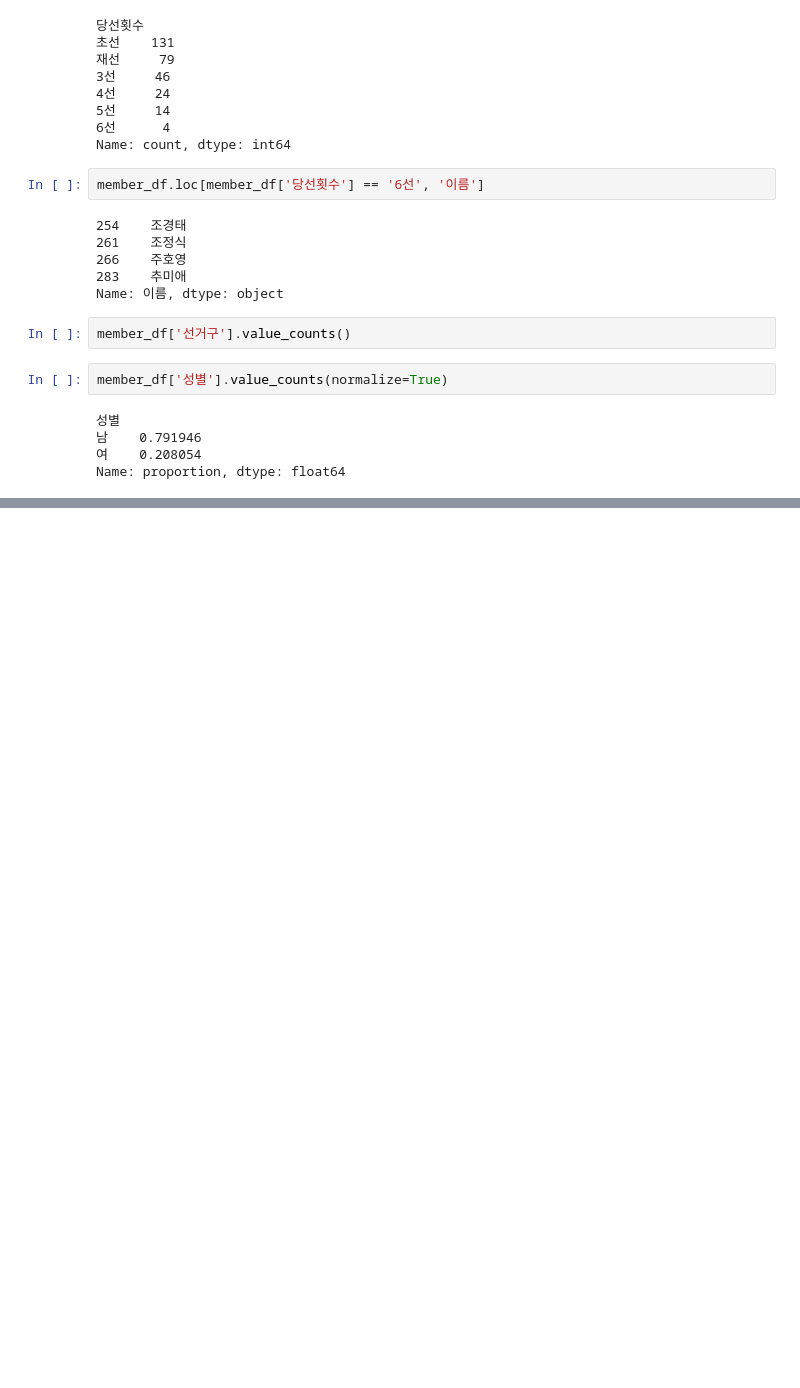
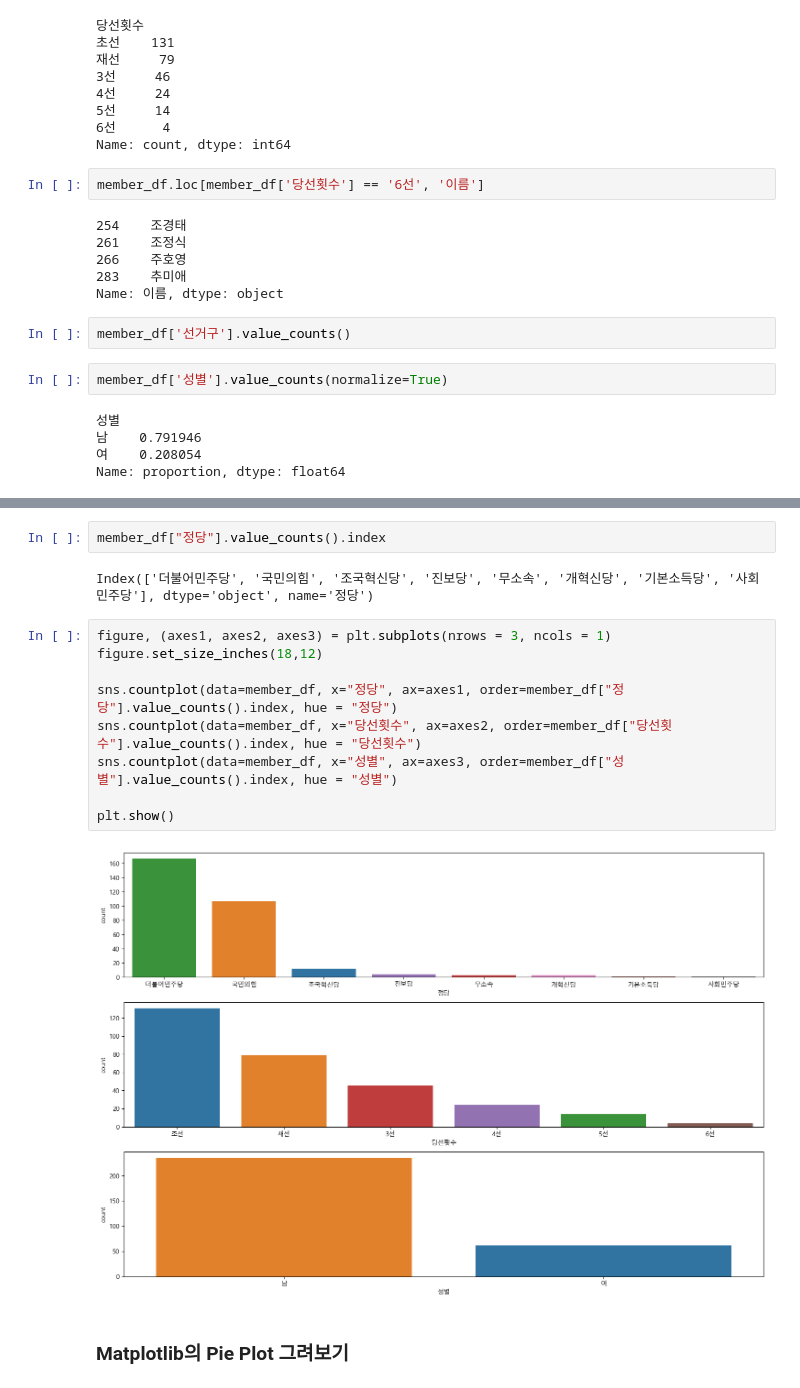
Before and after one commit to Choi-Sungyun0716/Python_WebScraping_Analysis, a Jupyter notebook: 05.국회의원현황_New2025.ipynb, the cells around one changed output, grey strips where cells are left out. Drawn from its saved outputs; the diff is of its cells as text; blank space fills up the shorter version.

```diff
--- a/05.국회의원현황_New2025.ipynb
+++ b/05.국회의원현황_New2025.ipynb
@@ -294,0 +364,17 @@ Name: proportion, dtype: float64
+# %%
+member_df["정당"].value_counts().index
+# %% [output]
+Index(['더불어민주당', '국민의힘', '조국혁신당', '진보당', '무소속', '개혁신당', '기본소득당', '사회민주당'], dtype='object', name='정당')
+# %%
+figure, (axes1, axes2, axes3) = plt.subplots(nrows = 3, ncols = 1)
+figure.set_size_inches(18,12)
+
+sns.countplot(data=member_df, x="정당", ax=axes1, order=member_df["정당"].value_counts().index, hue = "정당")
+sns.countplot(data=member_df, x="당선횟수", ax=axes2, order=member_df["당선횟수"].value_counts().index, hue = "당선횟수")
+sns.countplot(data=member_df, x="성별", ax=axes3, order=member_df["성별"].value_counts().index, hue = "성별")
+
+plt.show()
+# %% [output]
+[figure, added]
+# %% [markdown]
+### Matplotlib의 Pie Plot 그려보기
```
Also changed, not shown: parts of 22 cells of this notebook, 4 other files.
